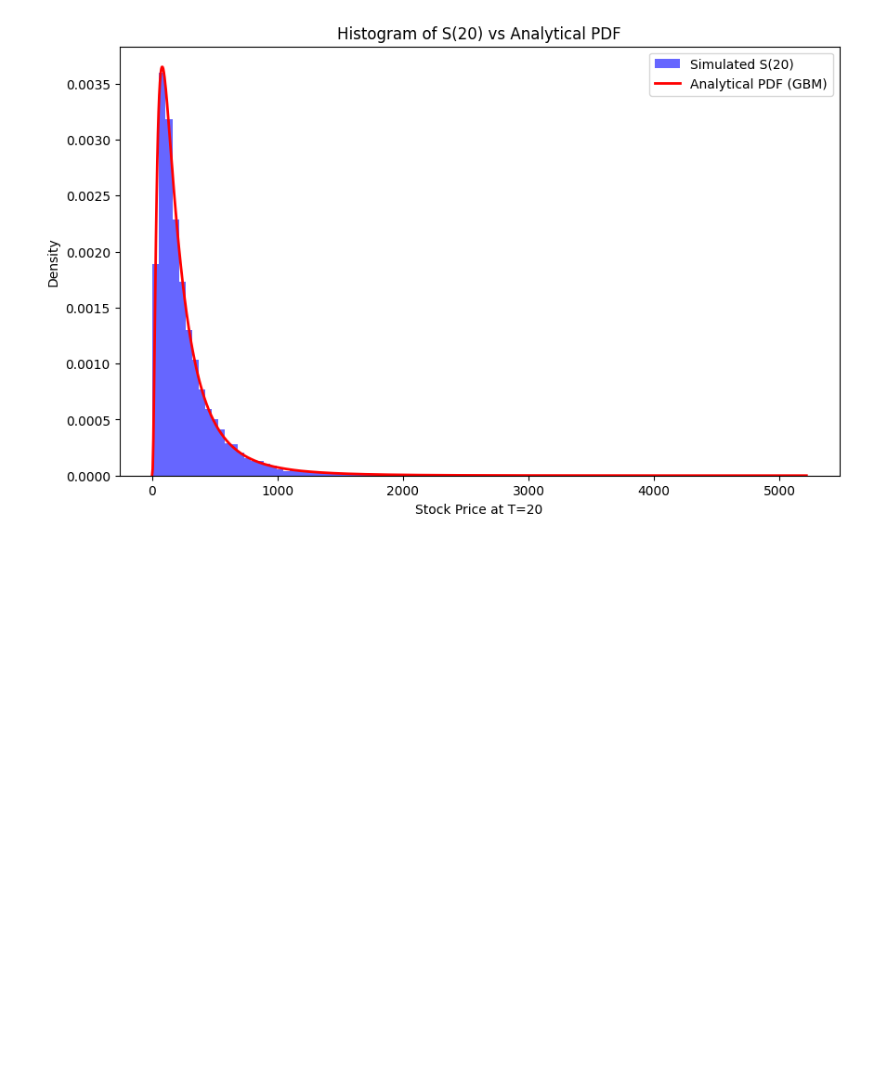
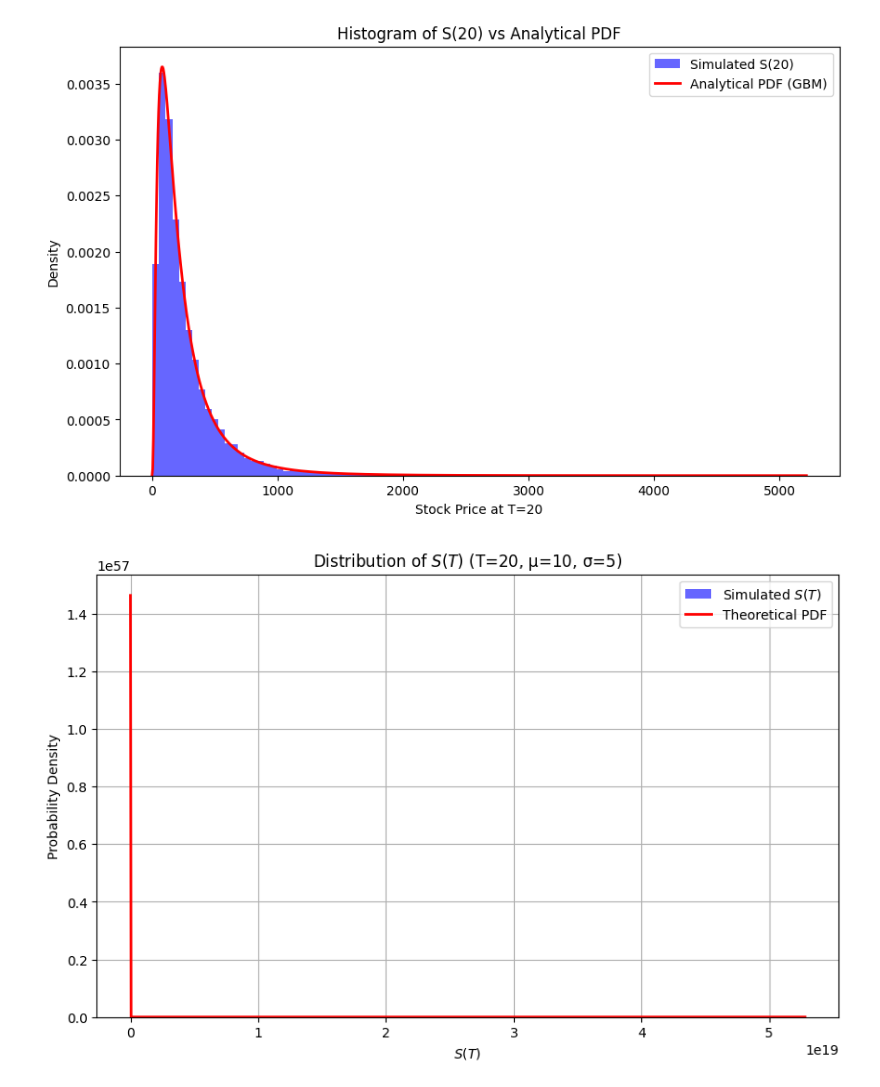
Before and after one commit to pkroy1991/Logic-lab-Praveen, a Jupyter notebook: Simulating-Stock-Prices.ipynb, the cells around one changed output. Saved outputs shown, nothing was run; the diff lists cells and outputs as text; code cells hidden in the pictures; blank space fills up the shorter version.

```diff
--- a/Simulating-Stock-Prices.ipynb
+++ b/Simulating-Stock-Prices.ipynb
@@ -186,3 +45,48 @@ plt.legend()
 plt.show()
 # %% [output]
 [figure]
+# %%
+import numpy as np
+import matplotlib.pyplot as plt
+from scipy.stats import lognorm
+
+# Parameters
+S0 = 100        # Initial stock price
+mu = 10         # Drift
+sigma = 5       # Volatility
+T = 20          # Time horizon
+N = 1000        # Number of time steps
+M = 100000      # Number of simulations
+
+# Time discretization
+dt = T / N
+
+# Simulate Geometric Brownian Motion
+S = np.zeros((M, N + 1))
+S[:, 0] = S0
+
+for t in range(1, N + 1):
+    dB = np.random.normal(0, np.sqrt(dt), size=M)
+    S[:, t] = S[:, t - 1] * np.exp((mu - 0.5 * sigma**2) * dt + sigma * dB)
+
+# Final values at time T
+S_T = S[:, -1]
+
+# Analytical PDF of GBM at T
+mean_ln = np.log(S0) + (mu - 0.5 * sigma**2) * T
+std_ln = sigma * np.sqrt(T)
+x = np.linspace(min(S_T), max(S_T), 1000)
+theoretical_pdf = lognorm.pdf(x, s=std_ln, scale=np.exp(mean_ln))
+
+# Plotting the histogram and theoretical PDF
+plt.figure(figsize=(10, 6))
+plt.hist(S_T, bins=100, density=True, alpha=0.6, color='blue', label='Simulated $S(T)$')
+plt.plot(x, theoretical_pdf, 'r-', lw=2, label='Theoretical PDF')
+plt.xlabel('$S(T)$')
+plt.ylabel('Probability Density')
+plt.title(f'Distribution of $S(T)$ (T={T}, μ={mu}, σ={sigma})')
+plt.legend()
+plt.grid()
+plt.show()
+# %% [output]
+[figure, added]
```
Also changed, not shown: parts of 5 cells of this notebook, 5 other files.
